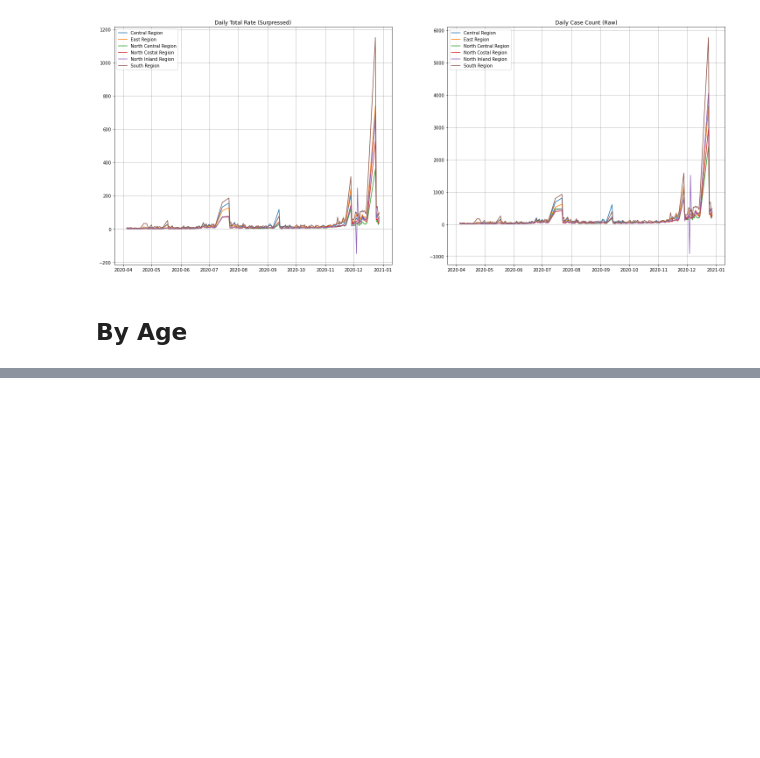
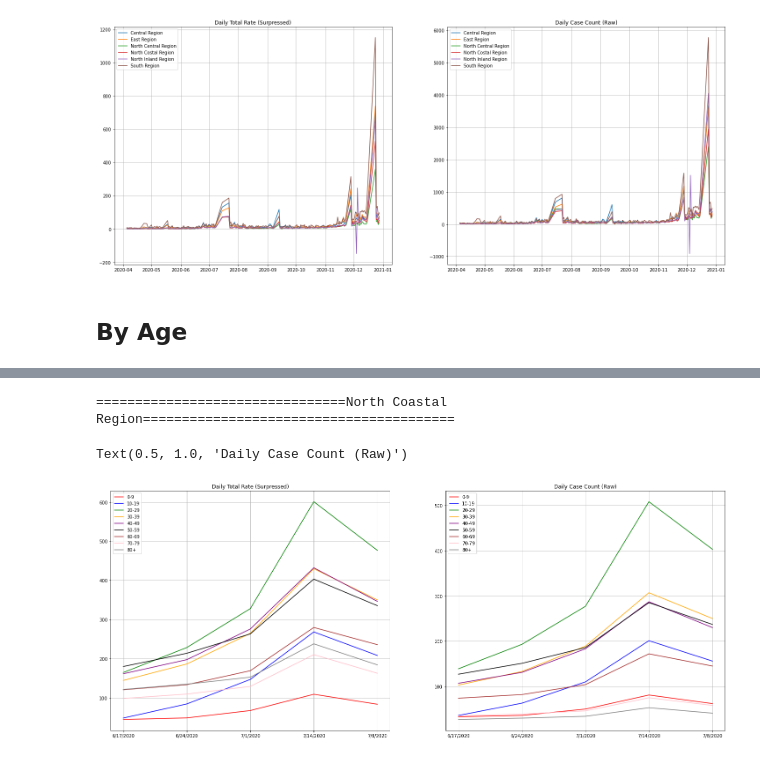
Before and after one commit to kazi0302/COVID-19-Modeling-and-Parameter-Fitting, a Jupyter notebook: Data/Data_Cleaning.ipynb, the cells around one changed output, grey strips where cells are left out. Drawn from its saved outputs; the diff is of its cells as text; code cells hidden in the pictures; blank space fills up the shorter version.

```diff
--- a/Data/Data_Cleaning.ipynb
+++ b/Data/Data_Cleaning.ipynb
@@ -110,0 +337,32 @@ age_80plus = pd.read_csv("/Users/kazi0302/Desktop/SDSU/MSCSDS/COVID-19-Modeling-
+# %%
+print('================================North Coastal Region========================================')
+fig, (ax1, ax2) = plt.subplots(1, 2, figsize = (25, 10))
+ax1.plot(north_coastal_0_9['Date'], north_coastal_0_9['Total Rate (Suppressed)'], label = '0-9', color = 'red')
+ax1.plot(north_coastal_10_19['Date'], north_coastal_10_19['Total Rate (Suppressed)'], label = '10-19', color = 'blue')
+ax1.plot(north_coastal_20_29['Date'], north_coastal_20_29['Total Rate (Suppressed)'], label = '20-29', color = 'green')
+ax1.plot(north_coastal_30_39['Date'], north_coastal_30_39['Total Rate (Suppressed)'], label = '30-39', color = 'orange')
+ax1.plot(north_coastal_40_49['Date'], north_coastal_40_49['Total Rate (Suppressed)'], label = '40-49', color = 'purple')
+ax1.plot(north_coastal_50_59['Date'], north_coastal_50_59['Total Rate (Suppressed)'], label = '50-59', color = 'black')
+ax1.plot(north_coastal_60_69['Date'], north_coastal_60_69['Total Rate (Suppressed)'], label = '60-69', color = 'brown')
+ax1.plot(north_coastal_70_79['Date'], north_coastal_70_79['Total Rate (Suppressed)'], label = '70-79', color = 'pink')
+ax1.plot(north_coastal_80plus['Date'], north_coastal_80plus['Total Rate (Suppressed)'], label = '80+', color = 'gray')
+ax1.grid()
+ax1.legend(loc = 'upper left')
+ax1.set_title('Daily Total Rate (Surpressed)')
+
+ax2.plot(north_coastal_0_9['Date'], north_coastal_0_9['Case Count (Raw)'], label = '0-9', color = 'red')
+ax2.plot(north_coastal_10_19['Date'], north_coastal_10_19['Case Count (Raw)'], label = '10-19', color = 'blue')
+ax2.plot(north_coastal_20_29['Date'], north_coastal_20_29['Case Count (Raw)'], label = '20-29', color = 'green')
+ax2.plot(north_coastal_30_39['Date'], north_coastal_30_39['Case Count (Raw)'], label = '30-39', color = 'orange')
+ax2.plot(north_coastal_40_49['Date'], north_coastal_40_49['Case Count (Raw)'], label = '40-49', color = 'purple')
+ax2.plot(north_coastal_50_59['Date'], north_coastal_50_59['Case Count (Raw)'], label = '50-59', color = 'black')
+ax2.plot(north_coastal_60_69['Date'], north_coastal_60_69['Case Count (Raw)'], label = '60-69', color = 'brown')
+ax2.plot(north_coastal_70_79['Date'], north_coastal_70_79['Case Count (Raw)'], label = '70-79', color = 'pink')
+ax2.plot(north_coastal_80plus['Date'], north_coastal_80plus['Case Count (Raw)'], label = '80+', color = 'gray')
+ax2.grid()
+ax2.legend(loc = 'upper left')
+ax2.set_title('Daily Case Count (Raw)')
+# %% [output]
+================================North Coastal Region========================================
+Text(0.5, 1.0, 'Daily Case Count (Raw)')
+[figure, added]
```
Also changed, not shown: parts of 11 cells of this notebook, 3 other files.
